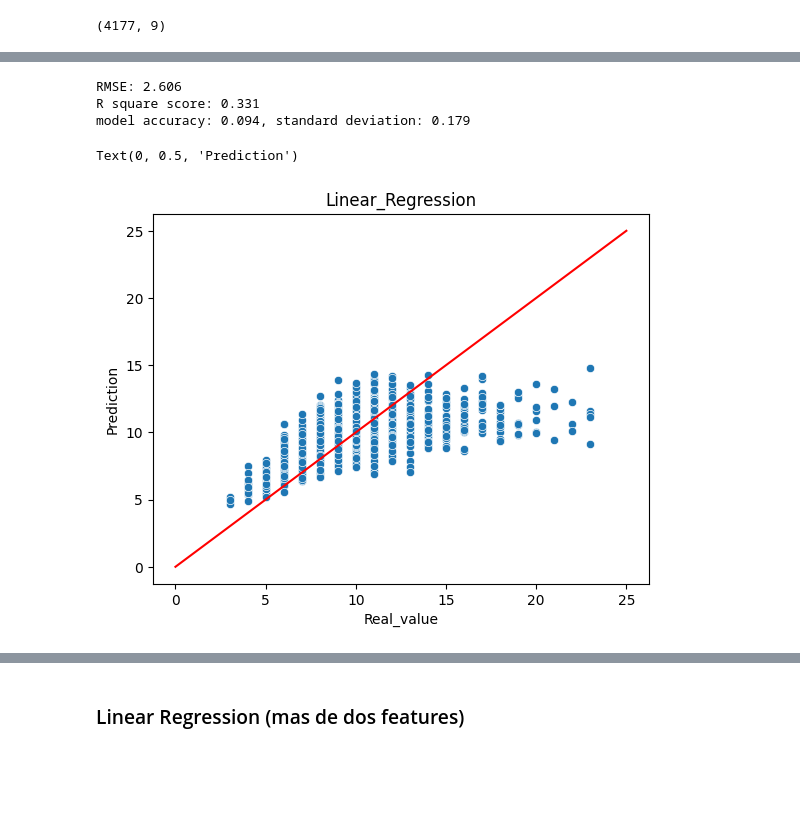
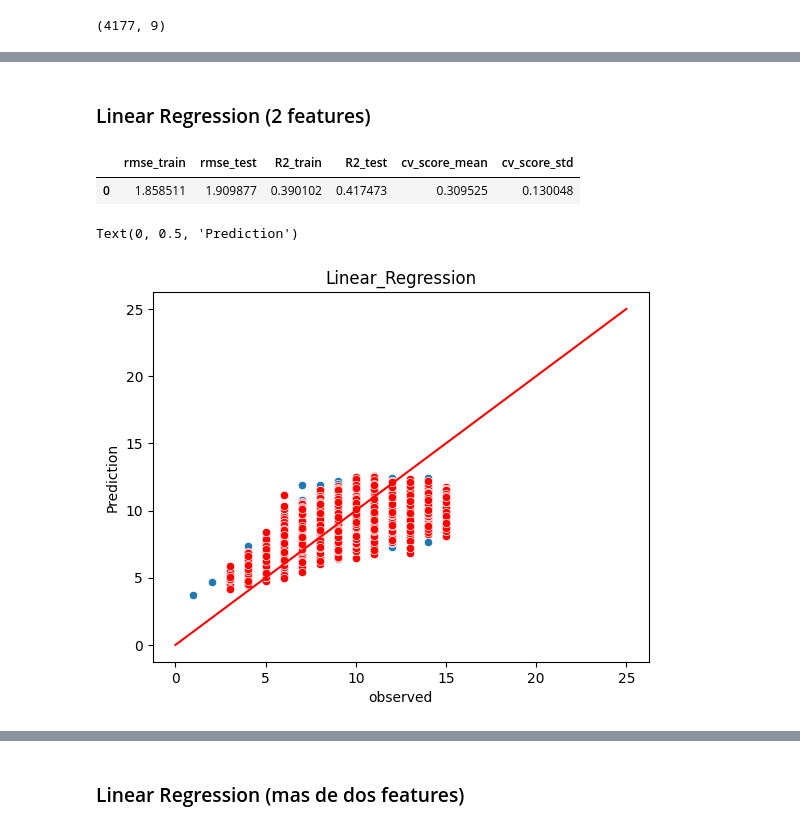
Before and after one commit to IvanLpp/EntregaIAA, a Jupyter notebook: Borrador_Entrega_2.ipynb, the cells around one changed output, grey strips where cells are left out. Drawn from its saved outputs; the diff is of its cells as text; code cells hidden in the pictures; blank space fills up the shorter version.

```diff
--- a/Borrador_Entrega_2.ipynb
+++ b/Borrador_Entrega_2.ipynb
@@ -16,6 +20,8 @@ df.shape
 # %% [output]
 (4177, 9)
 # %%
+from sklearn.preprocessing import PolynomialFeatures
+
 Q1 = df['Rings'].quantile(0.25)
 Q3 = df['Rings'].quantile(0.75)
 IQR = Q3 - Q1
@@ -28,7 +34,14 @@ upper_whisker = Q3 + 1.5 * IQR
 # outliers = df[(df['Rings'] > 15.5) | (df['Rings'] < 3.5)]
 # outliers.count()
 
-# df = df[(df['Rings'] < 15.5) & (df['Rings'] > 3.5)]
-# df.count()
+df = df[(df['Rings'] < 15.5) & (df['Height'] < 70) & (df['Shucked_weight'] < 250) & (df['Viscera_weight'] < 120) & (df['Shell_weight'] < 150)]
+# df = df[(df['Rings'] < 15.5) & (df['Height'] < 70) & (df['Shucked_weight'] < 250)]
+df.count()
+
+# columns_to_log = ['Whole_weight', 'Shucked_weight', 'Viscera_weight', 'Shell_weight']
+# columns_to_transform = ['Length', 'Diameter', 'Height']
+
+# df[columns_to_log] = np.log(df[columns_to_log])
 
 # sns.boxplot(df, y='Rings')
+# df['Whole_weight'].describe()
@@ -49,21 +92,34 @@ residue = y_test - y_pred
+# %% [markdown]
+### Linear Regression (2 features)
 # %%
-rmse = root_mean_squared_error(y_test, y_pred)
-r2 = r2_score(y_test, y_pred)
-scores = cross_val_score(linear_reg, X, y, cv=10)
+linear_reg = LinearRegression().fit(X_train, y_train)
 
-print(f'RMSE: {rmse:.3f}')
-print(f'R square score: {r2:.3f}')
-print(f'model accuracy: {scores.mean():.3f}, standard deviation: {scores.std():.3f}')
+y_train_pred = linear_reg.predict(X_train)
+y_test_pred = linear_reg.predict(X_test)
+
+rmse_train = root_mean_squared_error(y_train, y_train_pred)
+r2_train = r2_score(y_train, y_train_pred)
+rmse_test = root_mean_squared_error(y_test, y_test_pred)
+r2_test = r2_score(y_test, y_test_pred)
+score = cross_val_score(linear_reg, X, y, cv=10)
+residue = y_test - y_test_pred
+
+# print(f'RMSE: {rmse:.3f}')
+# print(f'R square score: {r2:.3f}')
+# print(f'model accuracy: {score.mean():.3f}, standard deviation: {score.std():.3f}')
+lr_perf_df = pd.DataFrame({'rmse_train': [rmse_train], 'rmse_test': [rmse_test], 'R2_train': [r2_train],
+                           'R2_test': [r2_test], 'cv_score_mean': [score.mean()], 'cv_score_std': [score.std()]})
+lr_perf_df
 # %% [output]
-RMSE: 2.606
-R square score: 0.331
-model accuracy: 0.094, standard deviation: 0.179
+|  | rmse_train | rmse_test | R2_train | R2_test | cv_score_mean | cv_score_std |
+| 0 | 1.858511 | 1.909877 | 0.390102 | 0.417473 | 0.309525 | 0.130048 |
 # %%
-sns.scatterplot(x=y_test, y=y_pred)
+sns.scatterplot(x=y_test, y=y_test_pred)
+sns.scatterplot(x=y_train, y=y_train_pred, color='red')
 plt.plot([0,25],[0,25], color='red')
 plt.title('Linear_Regression')
-plt.xlabel('Real_value')
+plt.xlabel('observed')
 plt.ylabel('Prediction')
 # %% [output]
 Text(0, 0.5, 'Prediction')
-[figure, old version]
+[figure, new version]
```
Also changed, not shown: parts of 40 cells of this notebook.
